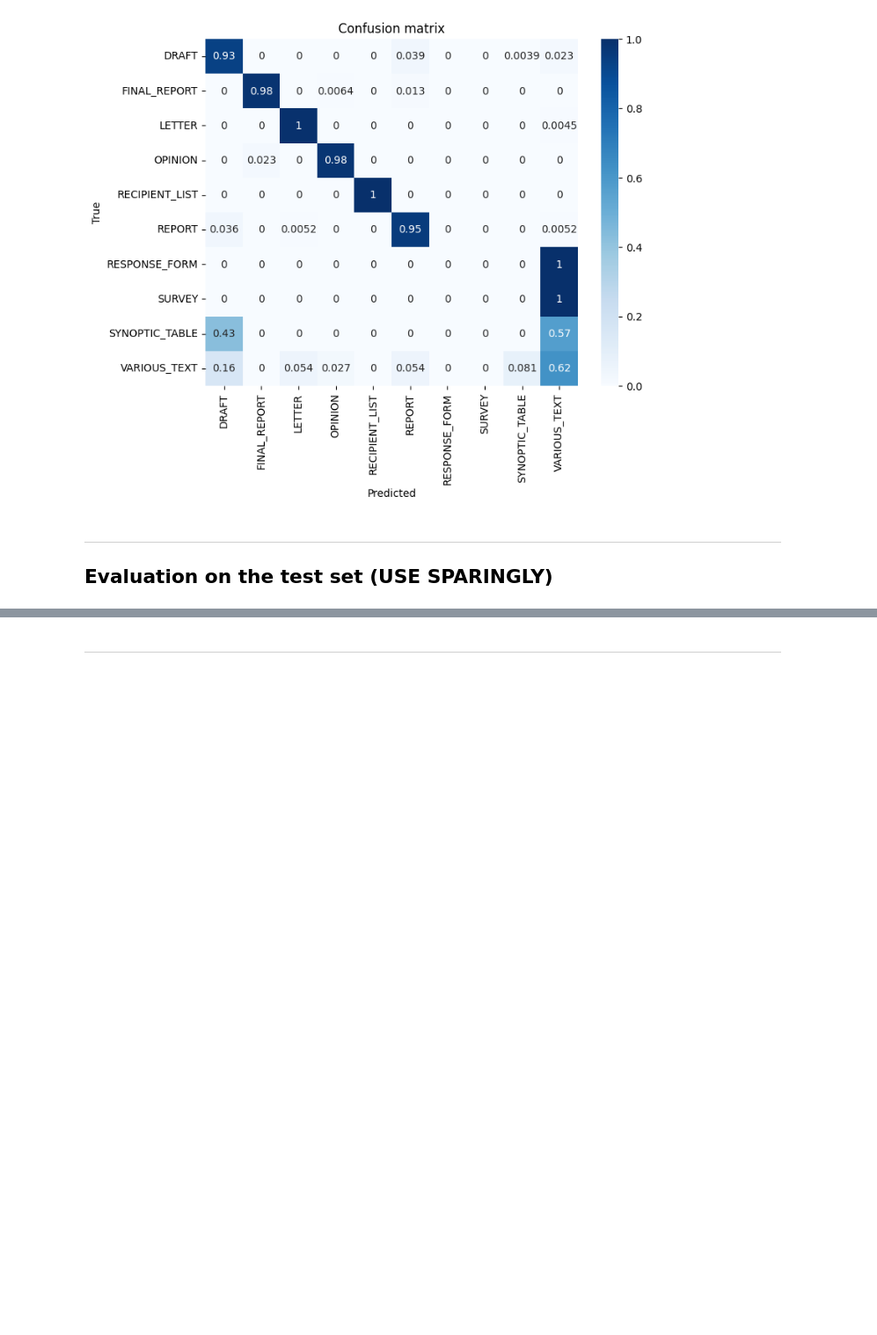
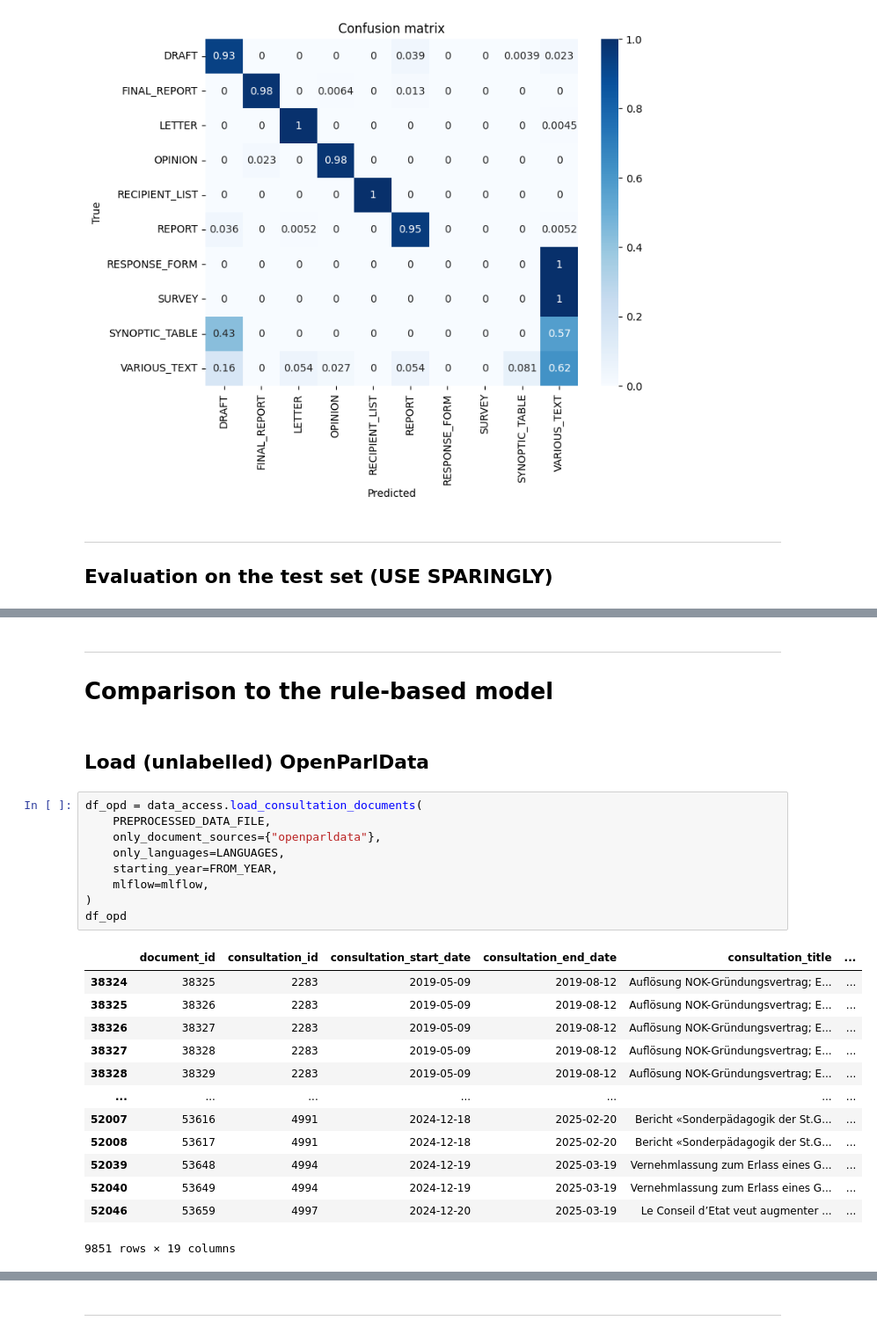
Before and after one commit to Demokratis-ch/demokratis-ml, a Jupyter notebook: research/document_types/VM_document_type_classifier.ipynb, the cells around one changed output, grey strips where cells are left out. Shown at 88% size. Drawn from its saved outputs; the diff is of its cells as text; blank space fills up the shorter version.

```diff
--- a/research/document_types/VM_document_type_classifier.ipynb
+++ b/research/document_types/VM_document_type_classifier.ipynb
@@ -375,0 +358,29 @@ if USE_TEST_SET:
+# %% [markdown]
+***
+
+# Comparison to the rule-based model
+# %% [markdown]
+## Load (unlabelled) OpenParlData
+# %%
+df_opd = data_access.load_consultation_documents(
+    PREPROCESSED_DATA_FILE,
+    only_document_sources={"openparldata"},
+    only_languages=LANGUAGES,
+    starting_year=FROM_YEAR,
+    mlflow=mlflow,
+)
+df_opd
+# %% [output]
+|  | document_id | consultation_id | consultation_start_date | consultation_end_date | consultation_title | ... |
+| 38324 | 38325 | 2283 | 2019-05-09 | 2019-08-12 | Auflösung NOK-Gründungsvertrag; E... | ... |
+| 38325 | 38326 | 2283 | 2019-05-09 | 2019-08-12 | Auflösung NOK-Gründungsvertrag; E... | ... |
+| 38326 | 38327 | 2283 | 2019-05-09 | 2019-08-12 | Auflösung NOK-Gründungsvertrag; E... | ... |
+| 38327 | 38328 | 2283 | 2019-05-09 | 2019-08-12 | Auflösung NOK-Gründungsvertrag; E... | ... |
+| 38328 | 38329 | 2283 | 2019-05-09 | 2019-08-12 | Auflösung NOK-Gründungsvertrag; E... | ... |
+| ... | ... | ... | ... | ... | ... | ... |
+| 52007 | 53616 | 4991 | 2024-12-18 | 2025-02-20 | Bericht «Sonderpädagogik der St.G... | ... |
+| 52008 | 53617 | 4991 | 2024-12-18 | 2025-02-20 | Bericht «Sonderpädagogik der St.G... | ... |
+| 52039 | 53648 | 4994 | 2024-12-19 | 2025-03-19 | Vernehmlassung zum Erlass eines G... | ... |
+| 52040 | 53649 | 4994 | 2024-12-19 | 2025-03-19 | Vernehmlassung zum Erlass eines G... | ... |
+| 52046 | 53659 | 4997 | 2024-12-20 | 2025-03-19 | Le Conseil d’Etat veut augmenter ... | ... |
+9851 rows × 19 columns
```
Also changed, not shown: parts of 23 cells of this notebook, 5 other files.
